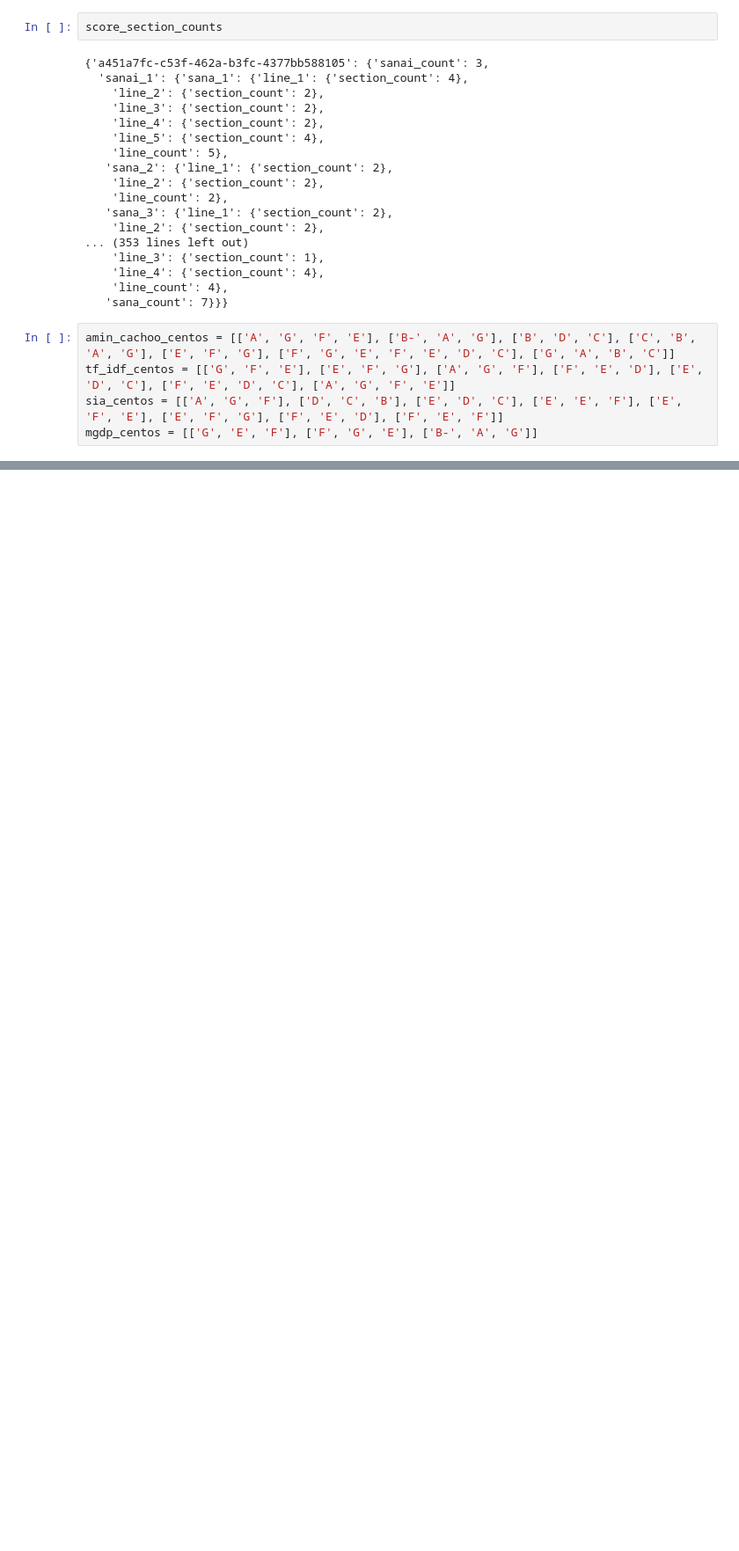
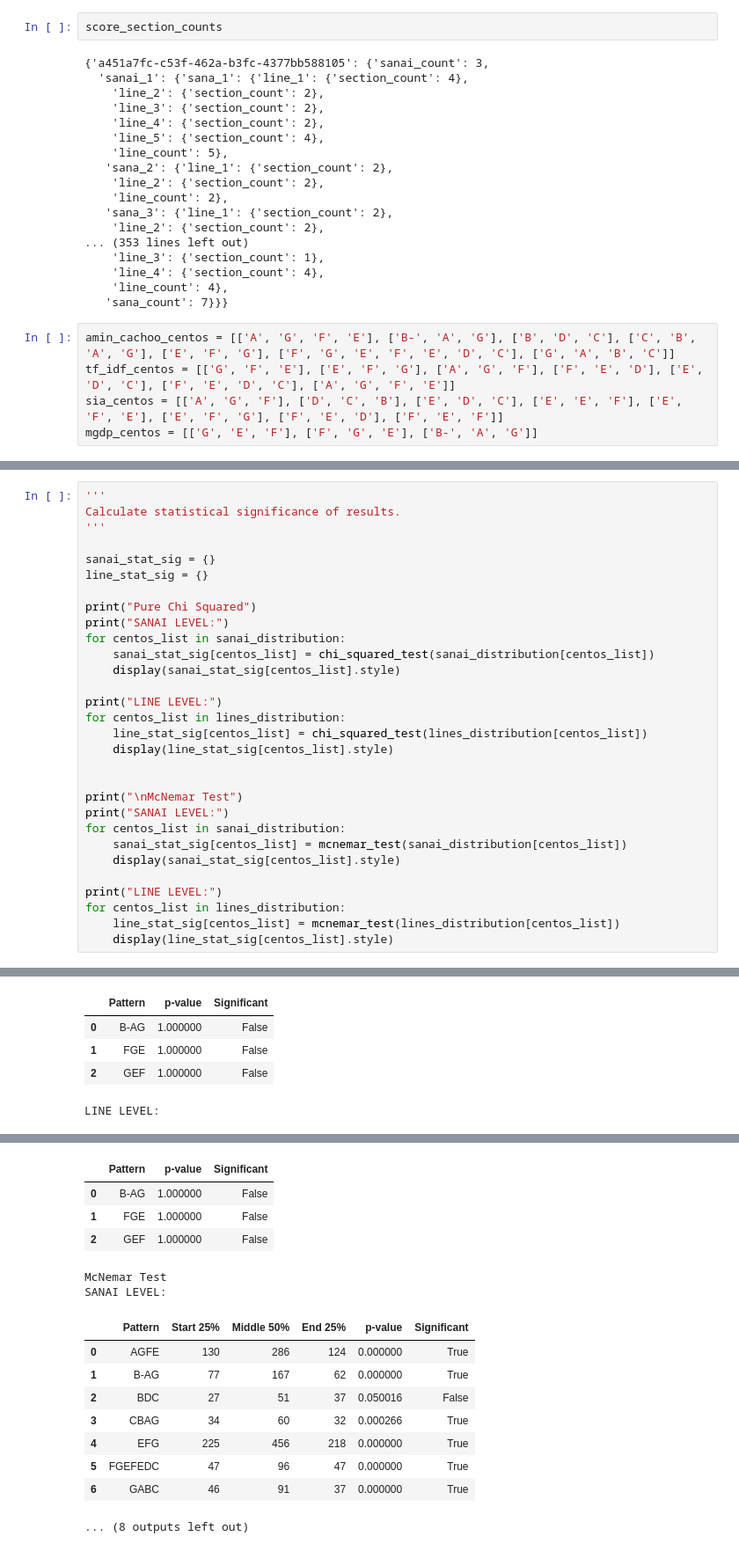
Before and after one commit to isabelleoktay/ethnomusicology_project, a Jupyter notebook: main.ipynb, the cells around one changed output, grey strips where cells are left out. Shown at 88% size. Drawn from its saved outputs; the diff is of its cells as text; blank space fills up the shorter version.

```diff
--- a/main.ipynb
+++ b/main.ipynb
@@ -326,0 +675,31 @@ total_count, first_quarter_count, last_quarter_count
+# %%
+'''
+Calculate statistical significance of results.
+'''
+
+sanai_stat_sig = {}
+line_stat_sig = {}
+
+print("Pure Chi Squared")
+print("SANAI LEVEL:")
+for centos_list in sanai_distribution:
+    sanai_stat_sig[centos_list] = chi_squared_test(sanai_distribution[centos_list])
+    display(sanai_stat_sig[centos_list].style)
+
+print("LINE LEVEL:")
+for centos_list in lines_distribution:
+    line_stat_sig[centos_list] = chi_squared_test(lines_distribution[centos_list])
+    display(line_stat_sig[centos_list].style)
+
+
+print("\nMcNemar Test")
+print("SANAI LEVEL:")
+for centos_list in sanai_distribution:
+    sanai_stat_sig[centos_list] = mcnemar_test(sanai_distribution[centos_list])
+    display(sanai_stat_sig[centos_list].style)
+
+print("LINE LEVEL:")
+for centos_list in lines_distribution:
+    line_stat_sig[centos_list] = mcnemar_test(lines_distribution[centos_list])
+    display(line_stat_sig[centos_list].style)
+# %% [output]
@@ -326,0 +733,5 @@ total_count, first_quarter_count, last_quarter_count
+|  | Pattern | p-value | Significant |
+| 0 | B-AG | 1.000000 | False |
+| 1 | FGE | 1.000000 | False |
+| 2 | GEF | 1.000000 | False |
+LINE LEVEL:
@@ -326,0 +763,15 @@ total_count, first_quarter_count, last_quarter_count
+|  | Pattern | p-value | Significant |
+| 0 | B-AG | 1.000000 | False |
+| 1 | FGE | 1.000000 | False |
+| 2 | GEF | 1.000000 | False |
+McNemar Test
+SANAI LEVEL:
+|  | Pattern | Start 25% | Middle 50% | End 25% | p-value | Significant |
+| 0 | AGFE | 130 | 286 | 124 | 0.000000 | True |
+| 1 | B-AG | 77 | 167 | 62 | 0.000000 | True |
+| 2 | BDC | 27 | 51 | 37 | 0.050016 | False |
+| 3 | CBAG | 34 | 60 | 32 | 0.000266 | True |
+| 4 | EFG | 225 | 456 | 218 | 0.000000 | True |
+| 5 | FGEFEDC | 47 | 96 | 47 | 0.000000 | True |
+| 6 | GABC | 46 | 91 | 37 | 0.000000 | True |
+... (8 outputs left out)
```
Also changed, not shown: parts of 31 cells of this notebook, 1 other file.
